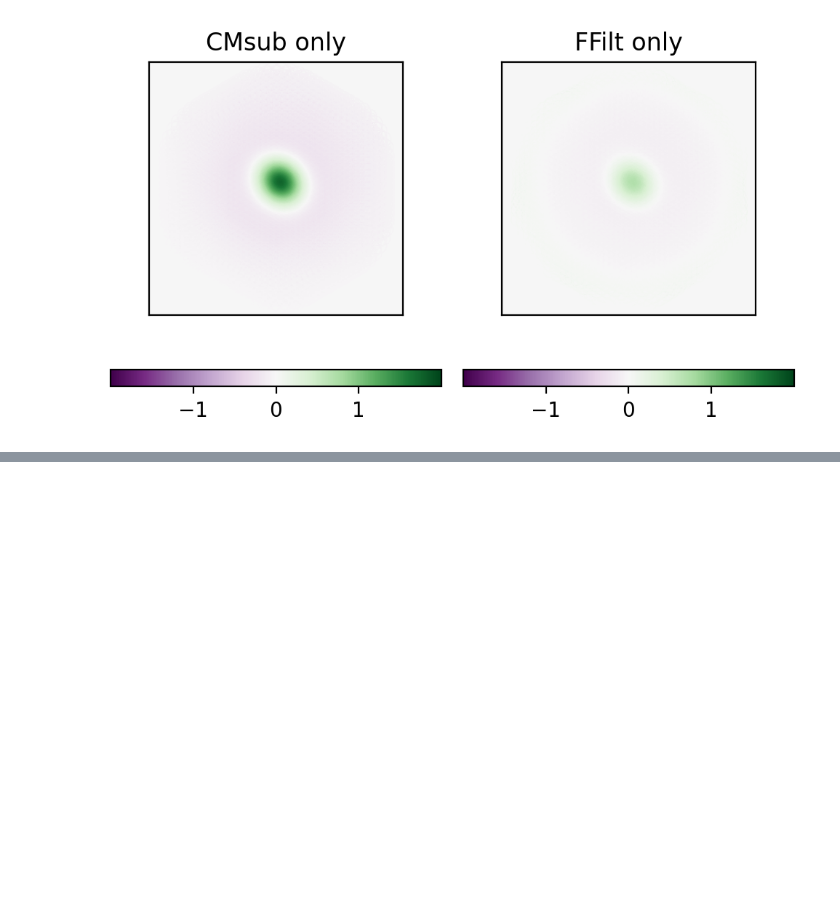
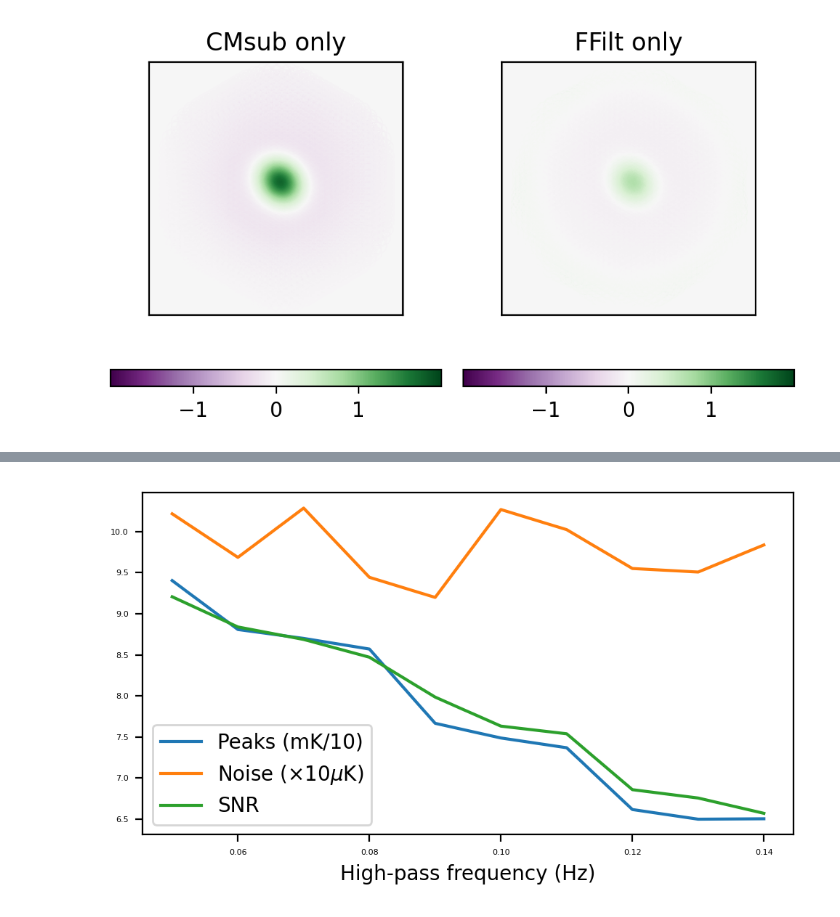
Before and after one commit to CharlesERomero/Sim-SingleBand-mm-obs, a Jupyter notebook: SimulatedM2Scaning.ipynb, the cells around one changed output, grey strips where cells are left out. Saved outputs shown, nothing was run; the diff lists cells and outputs as text; code cells hidden in the pictures; blank space fills up the shorter version.

```diff
--- a/SimulatedM2Scaning.ipynb
+++ b/SimulatedM2Scaning.ipynb
@@ -199,0 +309,18 @@ fig5.tight_layout()
+# %%
+sminput  = imf.fourier_filtering_2d(twodg,"gauss",smfwhm/pixsize)
+input_pk = np.max(sminput)
+
+fhighs = np.arange(10)*0.01 + 0.05 # Go from 0.05 to 0.14 Hz for highpasses
+flowps = np.arange(10)*4    + 20.0 # Go from 20 to 56 Hz
+mypks = []; mynoi = []; mysnr = []
+
+for fhigh in fhighs:
+    ffilt = [fhigh,51.0]
+    pk,noise,snr = get_peak_noise_snr(scan,synth_tod,(xm,ym),ffilt,smfwhm=9.0,roi=2.0)
+    mypks.append(pk)
+    mynoi.append(noise)
+    mysnr.append(snr)
+
+for fhigh,pk,noise,snr in zip(fhighs,mypks,mynoi,mysnr):
+    ffilt = [fhigh,51.0]
+    print(ffilt,pk,noise,snr)
@@ -199,0 +338,14 @@ fig5.tight_layout()
+# %%
+fig7 = plt.figure(7,figsize=(5,3),dpi=200)
+fig7.clf()
+ax7a = fig7.add_subplot(111)
+ax7a.plot(fhighs,np.array(mypks)*1e4,label="Peaks (mK/10)")
+ax7a.plot(fhighs,np.array(mynoi)*1e5,label=r"Noise ($\times 10 \mu$K)")
+ax7a.plot(fhighs,np.array(mysnr),label="SNR")
+ax7a.tick_params(axis='both', labelsize=4)
+ax7a.set_xlabel("High-pass frequency (Hz)")
+ax7a.legend()
+fig7.tight_layout()
+fig7.savefig("/home/charles/Documents/MUSTANG2/Figures/OutputVsFilteringParams.png")
+# %% [output]
+[figure, added]
```
Also changed, not shown: parts of 13 cells of this notebook, 2 other files.
